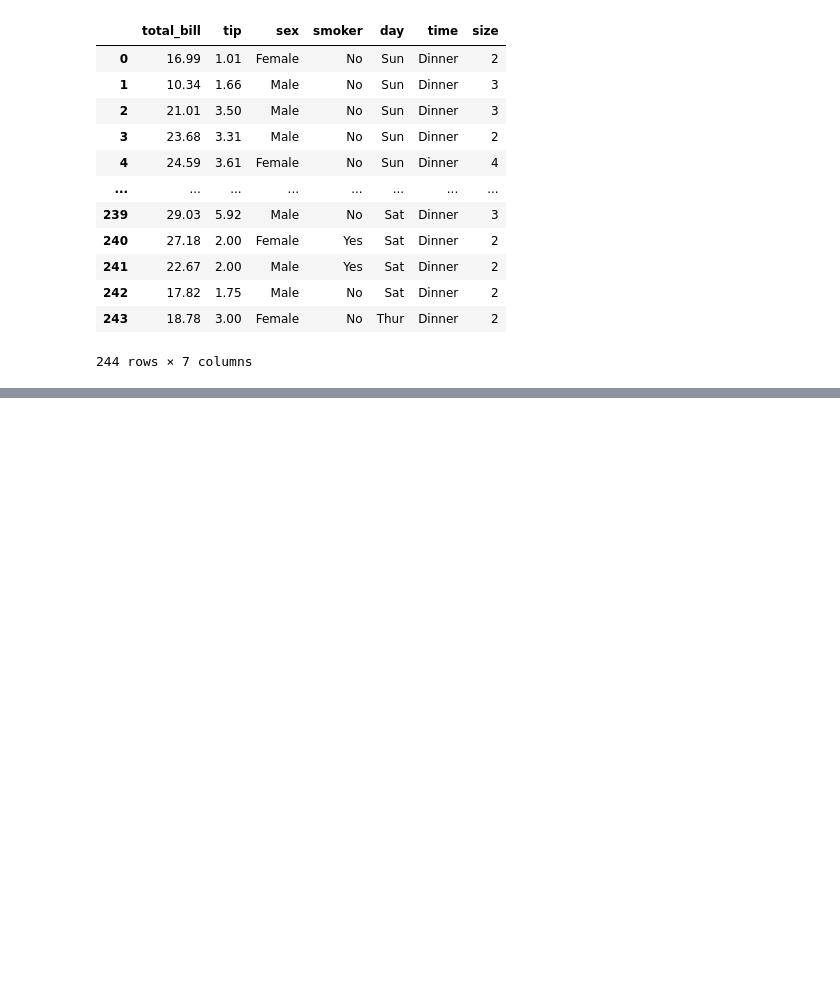
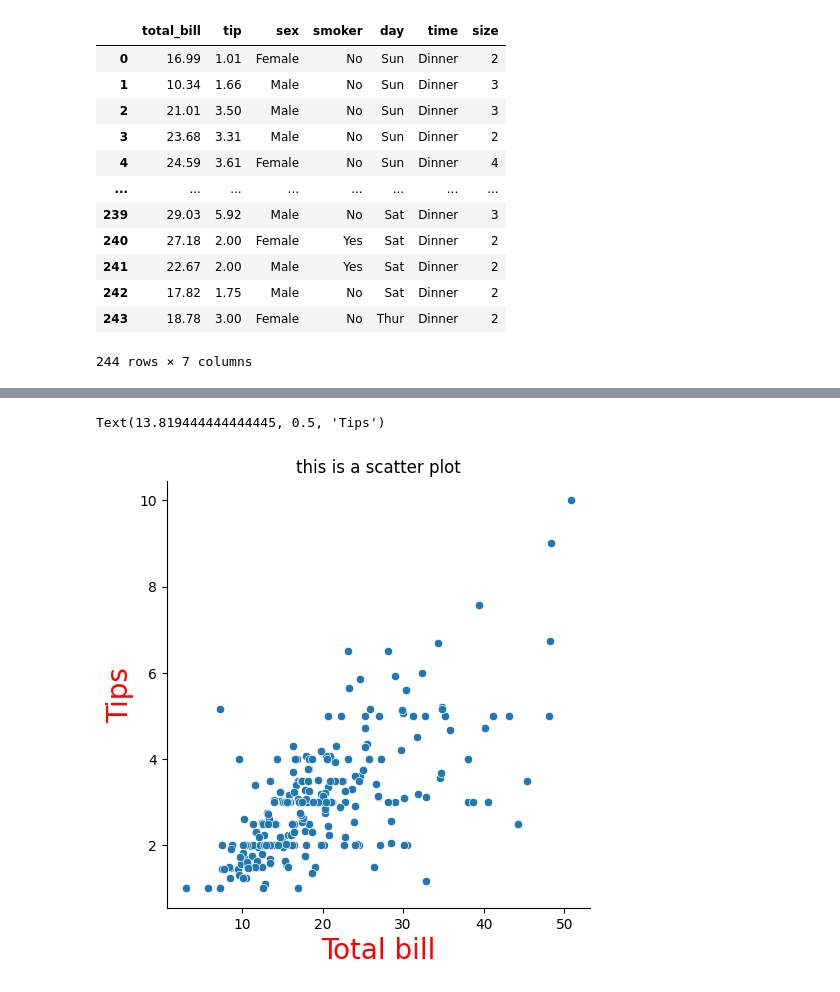
Before and after one commit to mahendrakhatri317-ux/Data-science, a Jupyter notebook: basic.ipynb, the cells around one changed output, grey strips where cells are left out. Cells and saved outputs as stored; diff of their text form; code cells hidden in the pictures; blank space fills up the shorter version.

```diff
--- a/basic.ipynb
+++ b/basic.ipynb
@@ -46,2 +31,2 @@ import pandas as pd
 # %%
-sns.load_dataset("tips")
+data = sns.load_dataset('tips')
@@ -180,0 +129,8 @@ plt.show()
+# %%
+sns.relplot(x = 'total_bill' , y = 'tip' , data = data)
+plt.title("this is a scatter plot")
+plt.xlabel("Total bill" , fontsize = 20 , color='red')
+plt.ylabel("Tips" , fontsize = 20 , color = 'red' )
+# %% [output]
+Text(13.819444444444445, 0.5, 'Tips')
+[figure, added]
```
Also changed, not shown: parts of 45 cells of this notebook.
